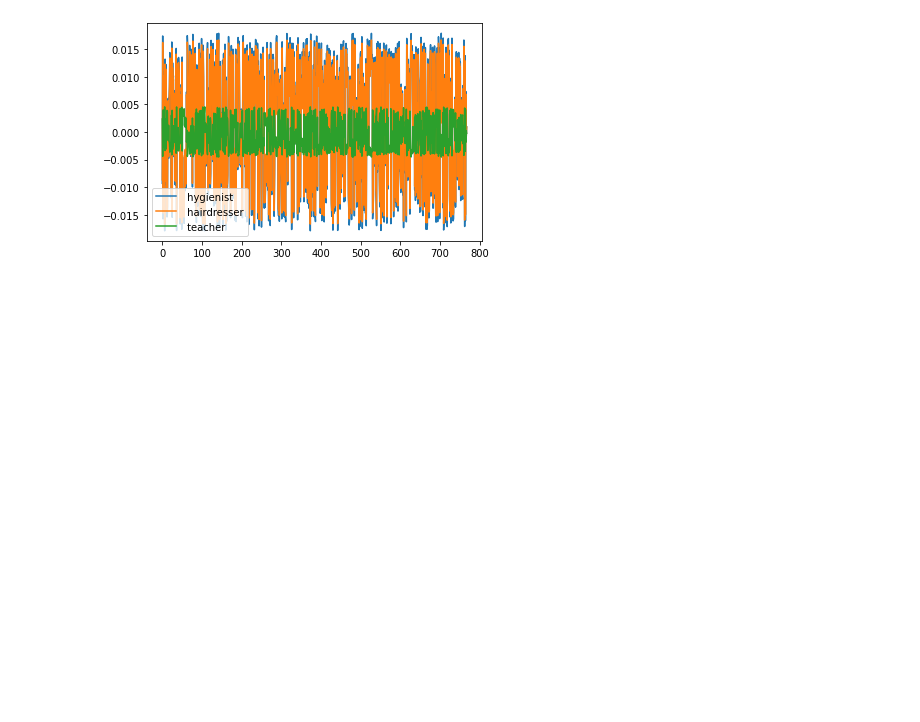
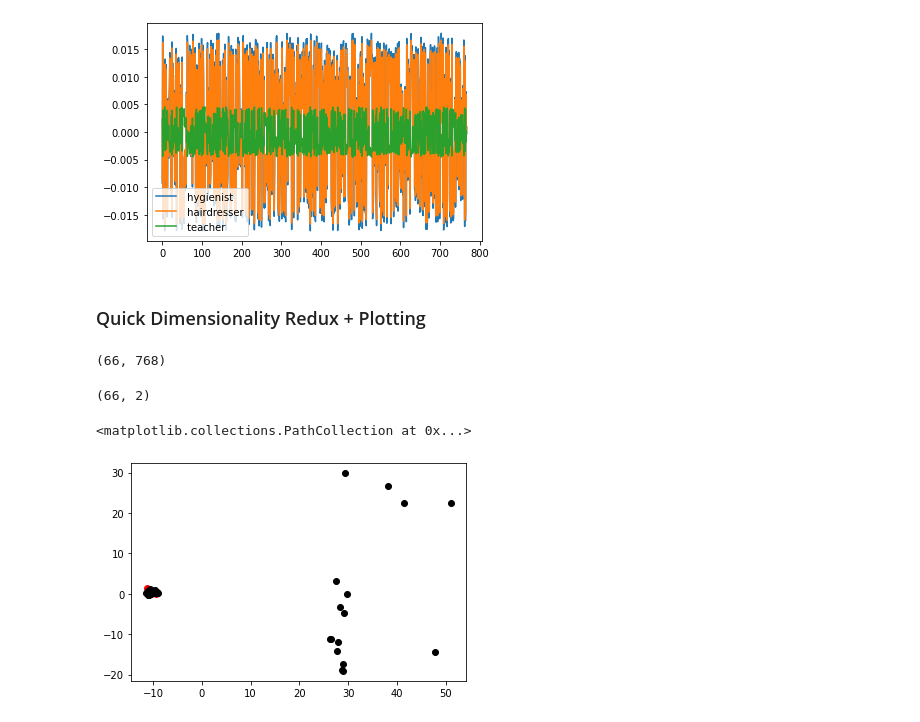
Before and after one commit to AM205-NLP-project/NLP-project, a Jupyter notebook: tune/SVD Exploration.ipynb, the cells around one changed output. Drawn from its saved outputs; the diff is of its cells as text; code cells hidden in the pictures; blank space fills up the shorter version.

```diff
--- a/tune/SVD Exploration.ipynb
+++ b/tune/SVD Exploration.ipynb
@@ -177,3 +190,5 @@ plt.legend()
 plt.show()
 # %% [output]
 [figure]
+# %% [markdown]
+### Quick Dimensionality Redux + Plotting
@@ -179,0 +197,18 @@ plt.show()
+# %%
+scaled_dat.shape
+# %% [output]
+(66, 768)
+# %%
+pca = PCA(n_components = 2)
+
+red_dat = pca.fit_transform(scaled_dat)
+red_dat.shape
+# %% [output]
+(66, 2)
+# %%
+plt.scatter(red_dat[50:58, 0], red_dat[50:58, 1], c='r')
+plt.scatter(red_dat[59:, 0], red_dat[59:, 1], c='b')
+plt.scatter(red_dat[:50, 0], red_dat[:50, 1], c='k')
+# %% [output]
+<matplotlib.collections.PathCollection at 0x...>
+[figure, added]
```
Also changed, not shown: parts of 2 cells of this notebook.
